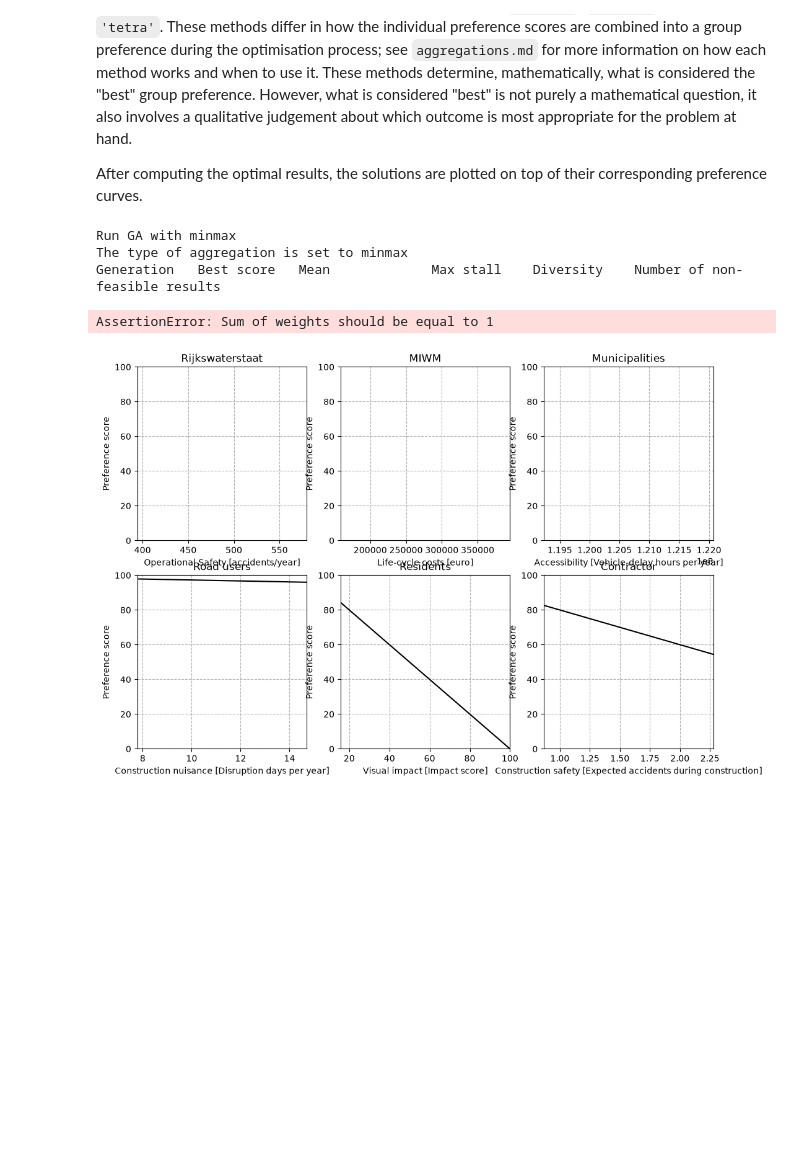
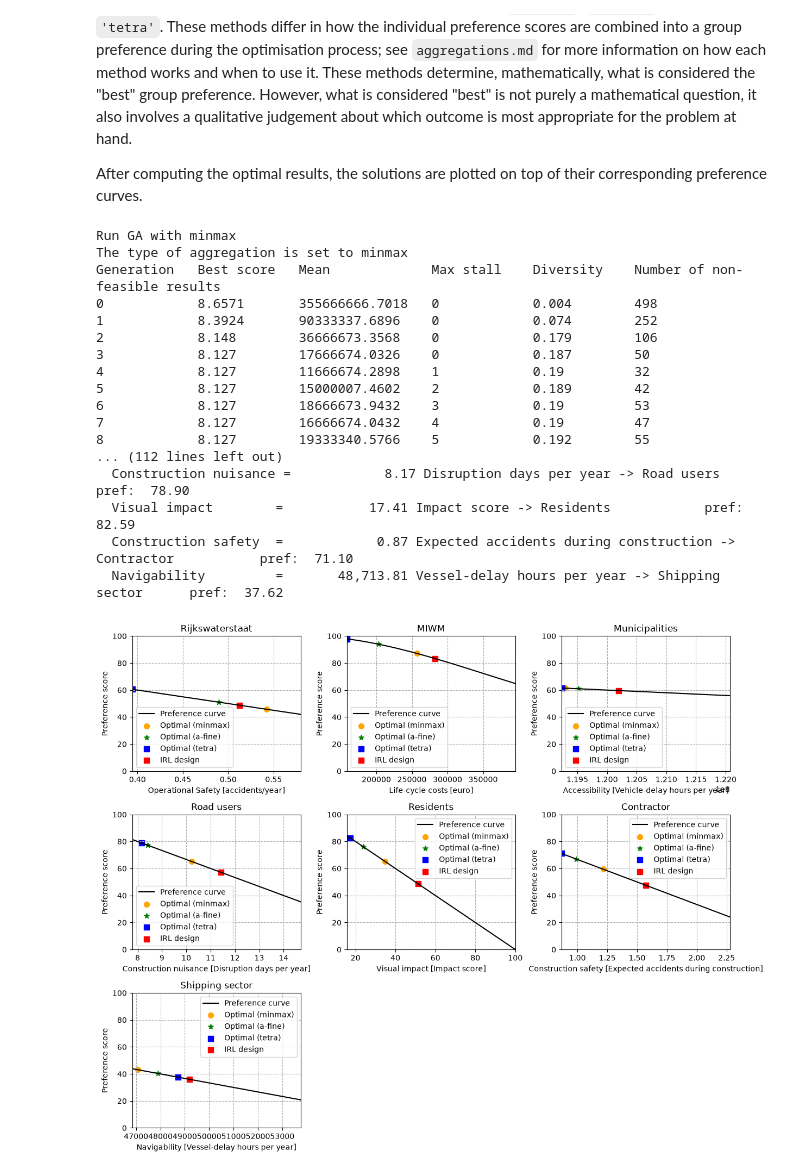
Before and after one commit to NickZhou21/IDM_SE3_project, a Jupyter notebook: Optimization_Merwedebrug.ipynb, the cells around one changed output. Cells and saved outputs as stored; diff of their text form; code cells hidden in the pictures; blank space fills up the shorter version.

```diff
--- a/Optimization_Merwedebrug.ipynb
+++ b/Optimization_Merwedebrug.ipynb
@@ -67,8 +66,7 @@ design_variables = (
     ('x2', 'Height of steel arch', 'm'),
     ('x3', 'Length of bascule bridge span', 'm'),
     ('x4', 'Clearance height arch part', 'm w.r.t. NAP'),
-    ('x5', 'Clearance height bascule part', 'm w.r.t. NAP'),
-    ('x6', 'Distance to shore', 'm')
+    ('x5', 'Span of the steel arch', 'm')
 )
 
 # set bounds for all variables
@@ -76,12 +74,11 @@ b1 = [10, 25]       # x1
 b2 = [35, 65]       # x2
 b3 = [40, 66]       # x3
 b4 = [10, 15]       # x4
-b5 = [9, 12]       # x5
-b6 = [200, 287]       # x6
+b5 = [200, 287]     # x5
 
-bounds = [b1, b2, b3, b4, b5, b6]
+bounds = [b1, b2, b3, b4, b5]
 
-X_irl = [18, 50, 13.3, 10.45, 258.8]
+X_irl = [18, 50, 53, 13.3, 258.8]
 plot_irl = True  # Can be true or False, depending on whether you want to plot the IRL point or not
 # %% [markdown]
 ## Constraints
@@ -317,8 +319,8 @@ $$\sum_{i=1}^{5} w_i = 1$$
 In this model, all weights are initialised equally ($w_i = \frac{1}{5} = 0.2$) for simplicity.
 # %%
 # Weights per stakeholder — must sum to 1. Before game all weights were set equal.
-#                   cost   ride  sed   safe  econ
-weights_before =    [0.20, 0.20, 0.20, 0.20, 0.10]
+#                  safety LCC  acc  CN   VI   CS   nav
+weights_before =    [1/7, 1/7, 1/7, 1/7, 1/7, 1/7, 1/7]
 weights_after =     [0.30, 0.15, 0.20, 0.20, 0.15]
 
 weights = weights_before  # set to which weight to use
@@ -453,11 +465,11 @@ After computing the optimal results, the solutions are plotted on top of their c
 # %%
 # We run the optimization with two paradigms
 paradigm = ['minmax', 'a-fine', 'tetra']  # 'minmax' or 'a-fine' or 'tetra'
-markers  = ['o', '*']
-colours  = ['orange', 'green']
+markers = ['o', '*', 's']
+colours = ['orange', 'green', 'blue']
 
 # Define the figure and axes before the loop
-fig, axes = plt.subplots(2, 3, figsize=(12, 8))
+fig, axes = plt.subplots(3, 3, figsize=(12, 10))
 
 # Plot underlying preference curves using a loop
 for ax, o_vals, p_vals, (_, name, unit, stakeholder) in zip(axes.flat, obj_vals_list, pref_vals_list, objectives):
@@ -496,37 +508,50 @@ for i in range(len(paradigm)):
     for j, (ax, (obj_func, name, unit, stakeholder)) in enumerate(zip(axes.flat, objectives)):
         obj_value = obj_func(*optimal_design_var) # Calculate resulting objective value
         pref_score = pref_funcs[j](*optimal_design_var) # Calculate resulting preference score
 
         # Print and plot the optimal point on the preference curve
         print(f'  {name:<20} = {obj_value:>15,.2f} {unit:<10} -> {stakeholder:<20} pref: {pref_score:>6.2f}')
         ax.scatter(obj_value, pref_score, color=colours[i], marker=markers[i], s=50,
                    label=f'Optimal ({paradigm[i]})')
 
 
 # plot the IRL design point if plot_irl is True
 if plot_irl:
     irl_obj_values = [obj_func(*X_irl) for obj_func, _, _, _ in objectives]
     irl_pref_scores = [pref_funcs[j](*X_irl) for j in range(len(objectives))]
-    for j, ax in enumerate(axes.flat[:5]):
+    for j, ax in enumerate(axes.flat[:len(objectives)]):
         ax.scatter(irl_obj_values[j], irl_pref_scores[j], color='red', marker='s', s=50, label='IRL design')
 
-for ax in axes.flat[:5]:
-    ax.legend(fontsize=10)
+for ax in axes.flat[:len(objectives)]:
+    ax.legend(fontsize = 10)
 
-axes.flat[-1].set_visible(False)  # hide the sixth empty subplot
-
+axes.flat[-1].set_visible(False)
+axes.flat[-2].set_visible(False)
 
 # Adjust the layout
 fig.tight_layout()
 
 # Save figure
 # plt.savefig('optimal_results.png')  # Uncomment this line to save the figure as a PNG file
 
 # Display the plot
 plt.show()
 # %% [output]
 Run GA with minmax
 The type of aggregation is set to minmax
 Generation   Best score   Mean             Max stall    Diversity    Number of non-feasible results
+0            8.6571       355666666.7018   0            0.004        498
+1            8.3924       90333337.6896    0            0.074        252
+2            8.148        36666673.3568    0            0.179        106
+3            8.127        17666674.0326    0            0.187        50
+4            8.127        11666674.2898    1            0.19         32
+5            8.127        15000007.4602    2            0.189        42
+6            8.127        18666673.9432    3            0.19         53
+7            8.127        16666674.0432    4            0.19         47
+8            8.127        19333340.5766    5            0.192        55
+... (112 lines left out)
+  Construction nuisance =            8.17 Disruption days per year -> Road users           pref:  78.90
+  Visual impact        =           17.41 Impact score -> Residents            pref:  82.59
+  Construction safety  =            0.87 Expected accidents during construction -> Contractor           pref:  71.10
+  Navigability         =       48,713.81 Vessel-delay hours per year -> Shipping sector      pref:  37.62
-AssertionError: Sum of weights should be equal to 1
-[figure, old version]
+[figure, new version]
```
Also changed, not shown: parts of 6 cells of this notebook, 2 other files.
